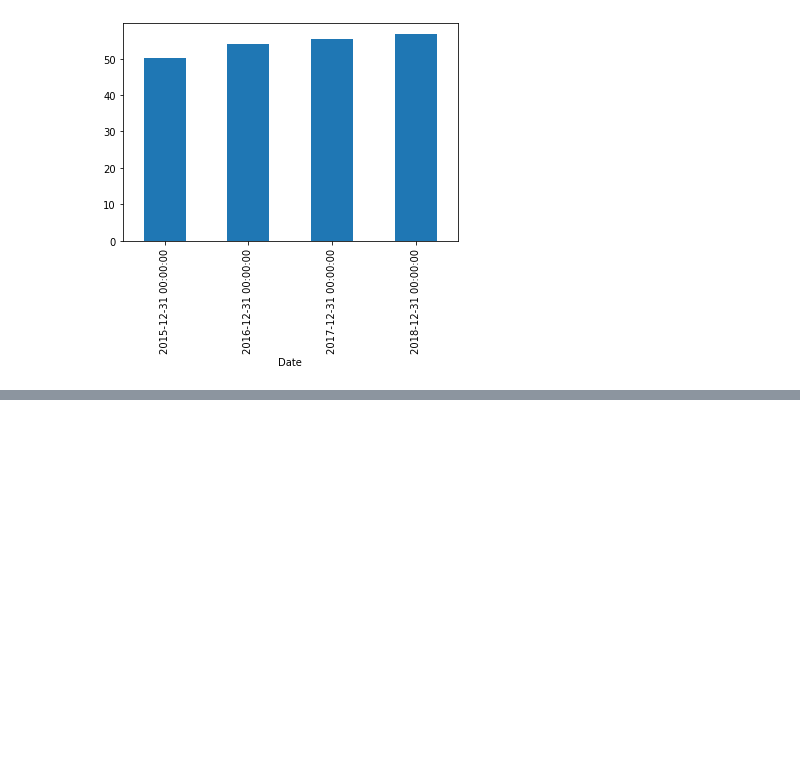
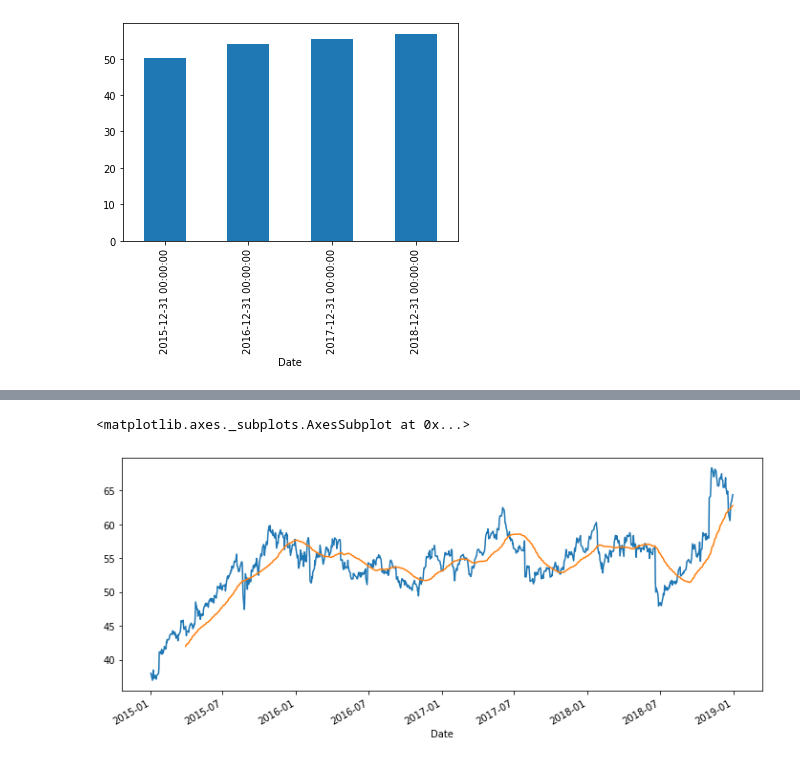
Before and after one commit to StevTobs/TimeSeries_Python, a Jupyter notebook: Time_Series_with_Pandas.ipynb, the cells around one changed output, grey strips where cells are left out. Cells and saved outputs as stored; diff of their text form; code cells hidden in the pictures; blank space fills up the shorter version.

```diff
--- a/Time_Series_with_Pandas.ipynb
+++ b/Time_Series_with_Pandas.ipynb
@@ -362,0 +501,7 @@ title =
+# %%
+# 60 days rolling
+df['Close'].plot(figsize=(12,5))
+df.rolling(window=60).mean()['Close'].plot()
+# %% [output]
+<matplotlib.axes._subplots.AxesSubplot at 0x...>
+[figure, added]
```
Also changed, not shown: parts of 40 cells of this notebook.
